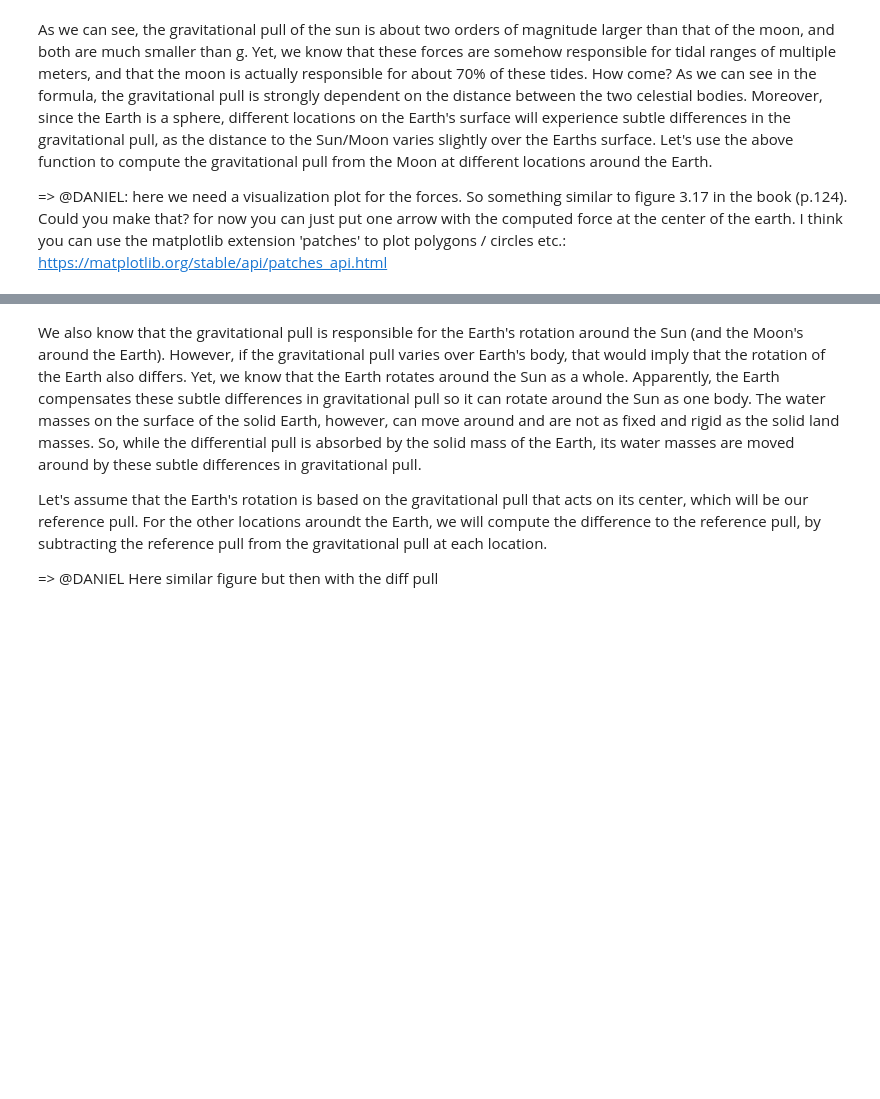
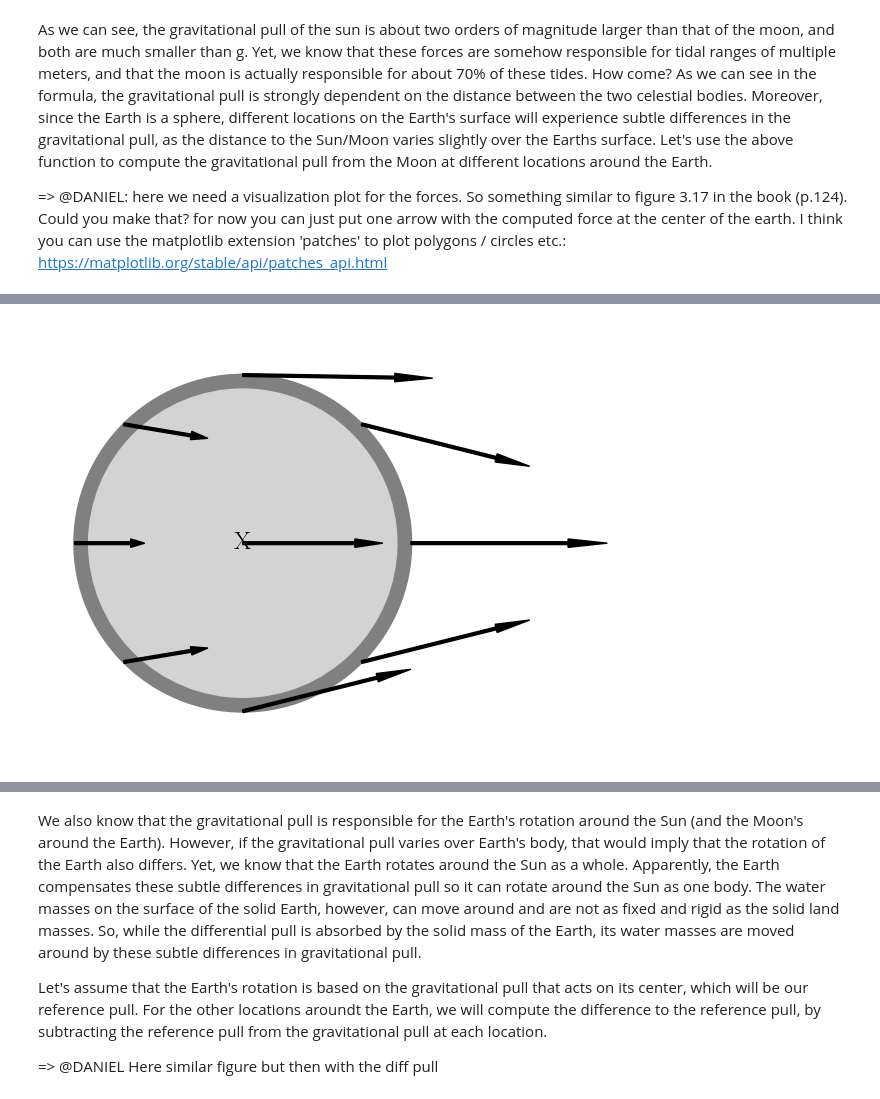
Before and after one commit to FlorisCalkoen/CoastalCodebook, a Jupyter notebook: coastalcodebook/assignments/02_the_tide/02_the_tide.ipynb, the cells around one changed output, grey strips where cells are left out. Drawn from its saved outputs; the diff is of its cells as text; code cells hidden in the pictures; blank space fills up the shorter version.

```diff
--- a/coastalcodebook/assignments/02_the_tide/02_the_tide.ipynb
+++ b/coastalcodebook/assignments/02_the_tide/02_the_tide.ipynb
@@ -112,0 +61,68 @@ plt.show()
+# %%
+# Trying to get the magnitude and directions of the gravitational pull for all points.
+gp_moon_X = grav_pull(m_earth, m_moon, d_moon) # gravitational pull from the Moon on the center of the Earth
+
+gp_moon_A_E = grav_pull(m_earth, m_moon, np.sqrt(r**2+d_moon**2)) # gravitational pull from the Moon to points A and E (same magnitude different direction)
+
+dist_B_D = np.sqrt((r*np.sin(45*np.pi/180))**2 + (d_moon-r*np.cos(45*np.pi/180))**2)
+gp_moon_B_D = grav_pull(m_earth, m_moon, dist_B_D) # gravitational pull from the Moon to points H and F (same magnitude different direction)
+
+dist_H_F = np.sqrt((r*np.sin(45*np.pi/180))**2 + (r*np.cos(45*np.pi/180)+d_moon)**2)
+gp_moon_H_F = grav_pull(m_earth, m_moon, dist_H_F) # gravitational pull from the Moon to points H and F (same magnitude different direction)
+
+gp_moon_G = grav_pull(m_earth, m_moon, d_moon+r) # gravitational pull from the Moon to point G
+
+gp_moon_C= grav_pull(m_earth, m_moon, d_moon-r) # gravitational pull from the Moon to point C
+
+
+### VISUAIZATION FIGURE GRAV PULL
+
+fig, ax = plt.subplots()
+
+# Adding outer and inner circles
+circ_out = mpatches.Circle((0,0),0.3, fill = True,color='grey',linewidth = 2)
+circ_in = mpatches.Circle((0,0),0.275, fill = True, color = 'lightgrey')
+ax.add_patch(circ_out)
+ax.add_patch(circ_in)
+
+# Adding arrows
+ang_A_E = np.arccos(d_moon/np.sqrt(r**2+d_moon**2))   # angle between point A and moon.
+dx,dy = gp_moon_A_E*np.cos(ang_A_E), gp_moon_A_E*np.sin(ang_A_E)
+arrow_A = mpatches.Arrow(0,0.3,dx*10**5,-dy*10**5, width = 0.025, color='black')
+ax.add_patch(arrow_A)
+
+arrow_B = mpatches.Arrow(0.3*np.cos(45*np.pi/180),0.3*np.cos(45*np.pi/180),0.3,-0.075, width = 0.025, color='black')
+ax.add_patch(arrow_B)
+
+arrow_C = mpatches.Arrow(0.3,0,gp_moon_C*10**5,0, width = 0.025, color='black')
+ax.add_patch(arrow_C)
+
+arrow_D = mpatches.Arrow(0.3*np.cos(45*np.pi/180),-0.3*np.cos(45*np.pi/180),0.3,0.075, width = 0.025, color='black')
+ax.add_patch(arrow_D)
+
+arrow_E = mpatches.Arrow(0,-0.3,0.3,0.075, width = 0.025, color='black')
+ax.add_patch(arrow_E)
+
+arrow_F = mpatches.Arrow(-0.3*np.cos(45*np.pi/180),-0.3*np.cos(45*np.pi/180),0.15,0.025, width = 0.025, color='black')
+ax.add_patch(arrow_F)
+
+arrow_G = mpatches.Arrow(-0.3,0,0.125,0,width = 0.025, color='black')
+ax.add_patch(arrow_G)
+
+arrow_H = mpatches.Arrow(-0.3*np.cos(45*np.pi/180),0.3*np.cos(45*np.pi/180),0.15,-0.025, width = 0.025, color='black')
+ax.add_patch(arrow_H)
+
+arrow_X = mpatches.Arrow(0,0,0.25,0,width = 0.025, color='black')
+ax.add_patch(arrow_X)
+
+
+# Adding center and text
+ax.text(0,0,'X',horizontalalignment='center',
+        verticalalignment='center')
+
+plt.axis('equal')
+plt.axis('off')
+plt.tight_layout()
+plt.show()
+# %% [output]
+[figure, added]
```
Also changed, not shown: parts of 9 cells of this notebook, 2 other files.
